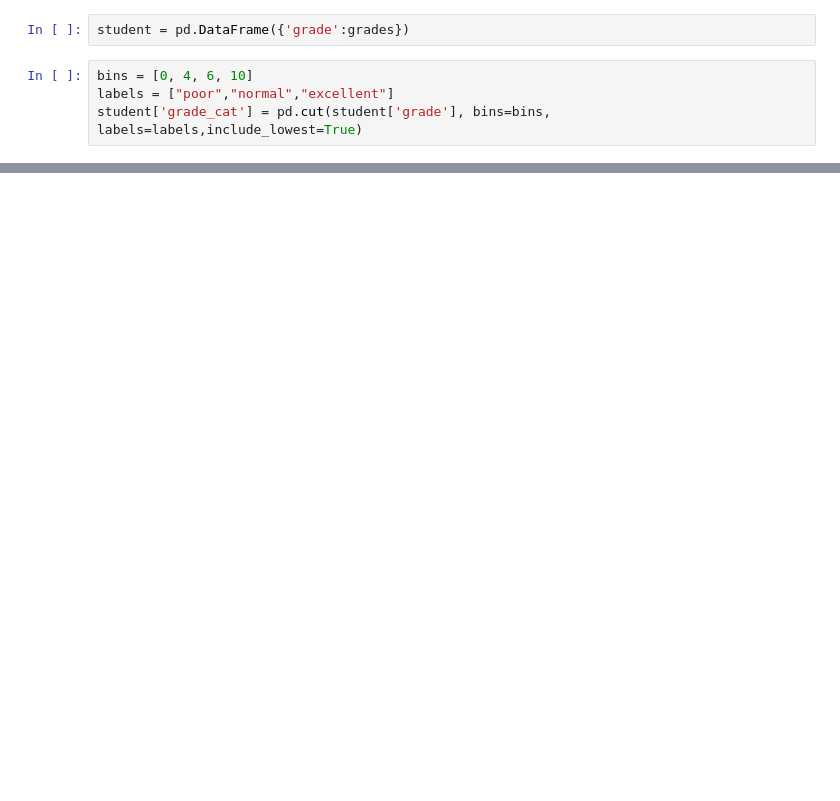
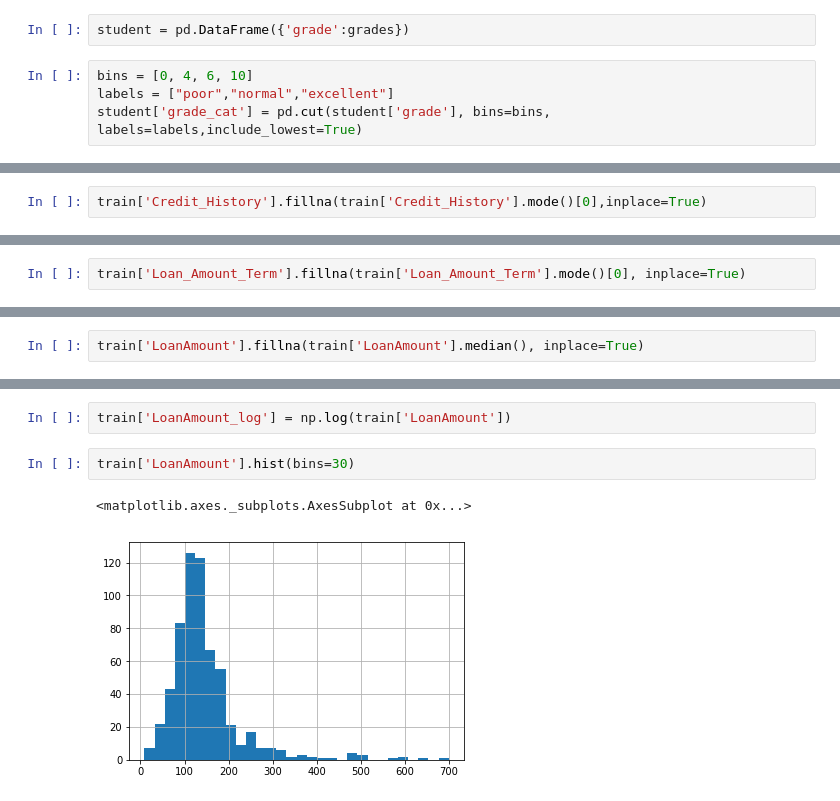
Before and after one commit to SwatiModi/loan-prediction, a Jupyter notebook: Loan.ipynb, the cells around one changed output, grey strips where cells are left out. Saved outputs shown, nothing was run; the diff lists cells and outputs as text; blank space fills up the shorter version.

```diff
--- a/Loan.ipynb
+++ b/Loan.ipynb
@@ -436,0 +473,2 @@ Categories (3, object): [poor < normal < excellent]
+# %%
+train['Credit_History'].fillna(train['Credit_History'].mode()[0],inplace=True)
@@ -436,0 +489,2 @@ Categories (3, object): [poor < normal < excellent]
+# %%
+train['Loan_Amount_Term'].fillna(train['Loan_Amount_Term'].mode()[0], inplace=True)
@@ -436,0 +493,2 @@ Categories (3, object): [poor < normal < excellent]
+# %%
+train['LoanAmount'].fillna(train['LoanAmount'].median(), inplace=True)
@@ -436,0 +587,7 @@ Categories (3, object): [poor < normal < excellent]
+# %%
+train['LoanAmount_log'] = np.log(train['LoanAmount'])
+# %%
+train['LoanAmount'].hist(bins=30)
+# %% [output]
+<matplotlib.axes._subplots.AxesSubplot at 0x...>
+[figure, added]
```
Also changed, not shown: parts of 58 cells of this notebook, 1 other file.
